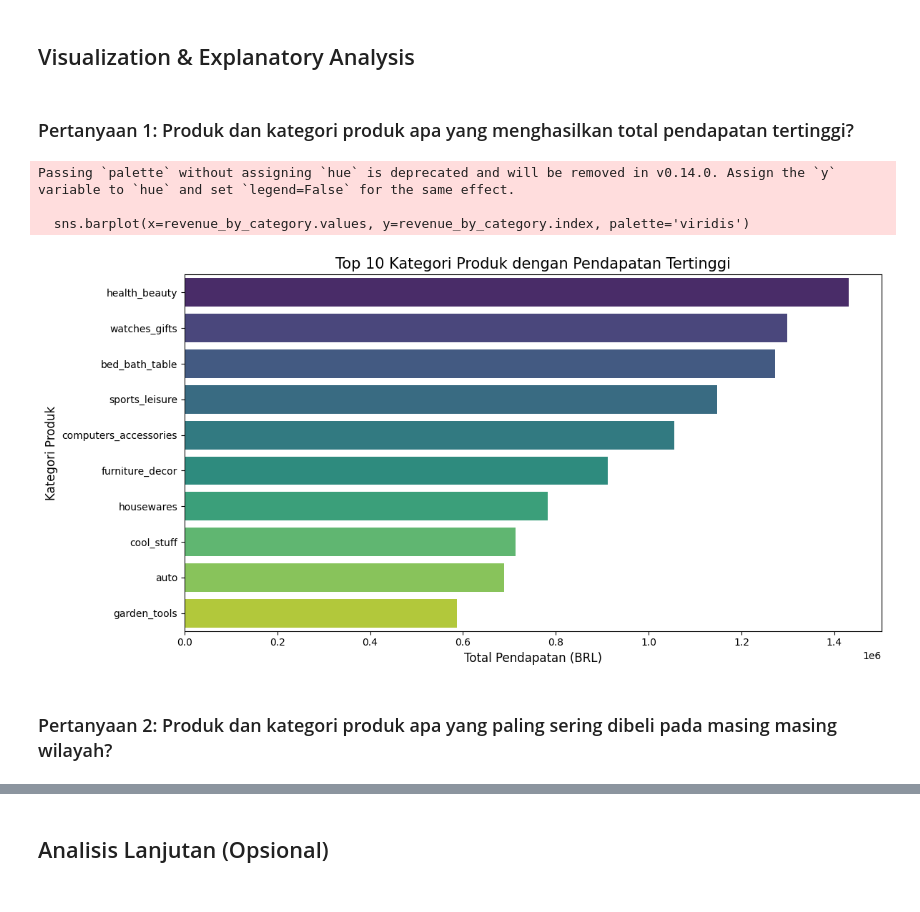
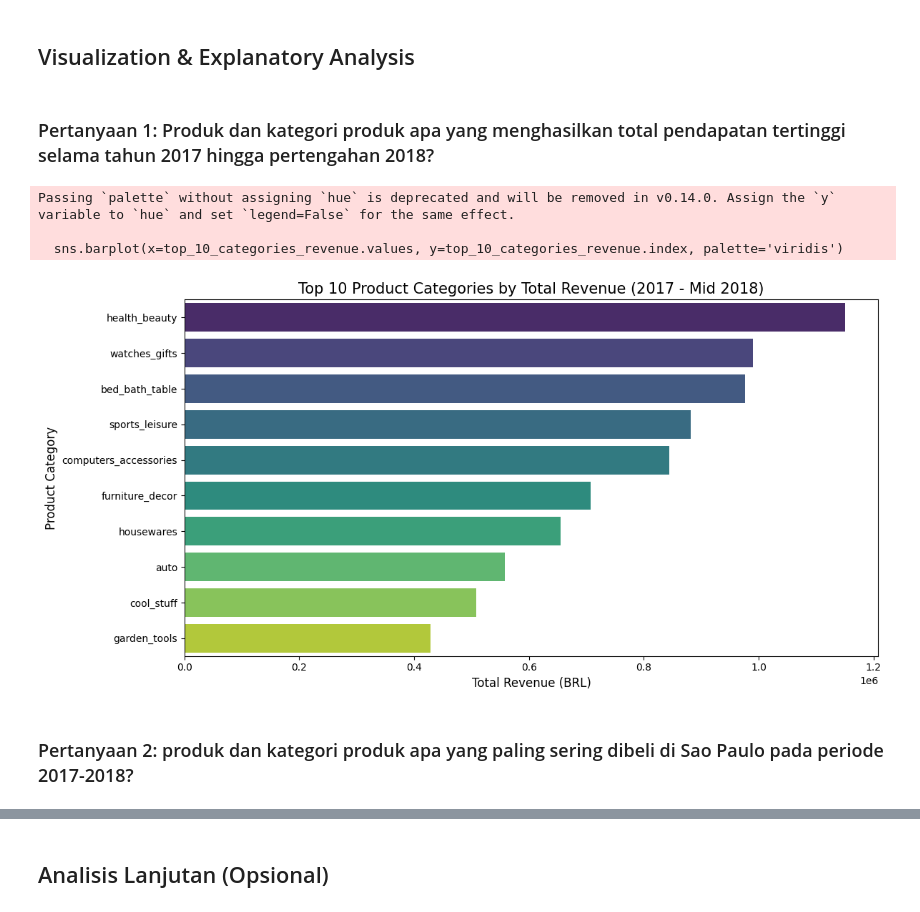
Before and after one commit to galihthecreator/E-Commerce, a Jupyter notebook: notebook.ipynb, the cells around one changed output, grey strips where cells are left out. Cells and saved outputs as stored; diff of their text form; code cells hidden in the pictures.

```diff
--- a/notebook.ipynb
+++ b/notebook.ipynb
@@ -564,0 +480,30 @@ display(regional_analysis.head(10))
+# %%
+df_clean['total_revenue'] = df_clean['price'] + df_clean['freight_value']
+
+# Filter data for 2017 to mid-2018
+df_filtered_eda1 = df_clean[
+    (df_clean['order_purchase_timestamp'].dt.year >= 2017) &
+    (df_clean['order_purchase_timestamp'].dt.year <= 2018) &
+    (df_clean['order_purchase_timestamp'].dt.month <= 8)
+]
+
+# Top 10 product categories by total revenue
+top_10_categories_revenue = df_filtered_eda1.groupby('product_category_name_english')['total_revenue'].sum().nlargest(10)
+
+# Top 10 products by total revenue
+top_10_products_revenue = df_filtered_eda1.groupby('product_id')['total_revenue'].sum().nlargest(10)
+
+print("Top 10 Product Categories by Total Revenue (2017 - Mid 2018):")
+print(top_10_categories_revenue)
+print("\nTop 10 Product IDs by Total Revenue (2017 - Mid 2018):")
+print(top_10_products_revenue)
+
+# Displaying some product names for better understanding
+# Merge with product data to get product names for top product IDs if product names were available directly
+# For now, we only have product_id, product_category_name, product_name_lenght, etc. from the merged df_orders_items.
+# Let's try to get category name for top products for better context.
+
+top_products_with_category = df_filtered_eda1[df_filtered_eda1['product_id'].isin(top_10_products_revenue.index)][['product_id', 'product_category_name_english']].drop_duplicates()
+
+print("\nProduct categories for Top 10 Product IDs:")
+print(top_products_with_category)
@@ -565,25 +653,20 @@ display(regional_analysis.head(10))
 # %% [markdown]
 ## Visualization & Explanatory Analysis
 # %% [markdown]
-### Pertanyaan 1: Produk dan kategori produk apa yang menghasilkan total pendapatan tertinggi?
+### Pertanyaan 1: Produk dan kategori produk apa yang menghasilkan total pendapatan tertinggi selama tahun 2017 hingga pertengahan 2018?
 # %%
-# Visualisasi Pertanyaan 1: Top 10 Kategori Produk berdasarkan Total Pendapatan
-
-# Menghitung total pendapatan (price + freight) per kategori
-df_clean['total_revenue'] = df_clean['price'] + df_clean['freight_value']
-revenue_by_category = df_clean.groupby('product_category_name_english')['total_revenue'].sum().sort_values(ascending=False).head(10)
 
 plt.figure(figsize=(12, 6))
-sns.barplot(x=revenue_by_category.values, y=revenue_by_category.index, palette='viridis')
-plt.title('Top 10 Kategori Produk dengan Pendapatan Tertinggi', fontsize=15)
-plt.xlabel('Total Pendapatan (BRL)', fontsize=12)
-plt.ylabel('Kategori Produk', fontsize=12)
+sns.barplot(x=top_10_categories_revenue.values, y=top_10_categories_revenue.index, palette='viridis')
+plt.title('Top 10 Product Categories by Total Revenue (2017 - Mid 2018)', fontsize=15)
+plt.xlabel('Total Revenue (BRL)', fontsize=12)
+plt.ylabel('Product Category', fontsize=12)
 plt.tight_layout()
 plt.show()
 # %% [output]
 Passing `palette` without assigning `hue` is deprecated and will be removed in v0.14.0. Assign the `y` variable to `hue` and set `legend=False` for the same effect.
 
-  sns.barplot(x=revenue_by_category.values, y=revenue_by_category.index, palette='viridis')
+  sns.barplot(x=top_10_categories_revenue.values, y=top_10_categories_revenue.index, palette='viridis')
-[figure, old version]
+[figure, new version]
 # %% [markdown]
-### Pertanyaan 2: Produk dan kategori produk apa yang paling sering dibeli pada masing masing wilayah?
+### Pertanyaan 2: produk dan kategori produk apa yang paling sering dibeli di Sao Paulo pada periode 2017-2018?
```
Also changed, not shown: parts of 20 cells of this notebook, 22 other files.
